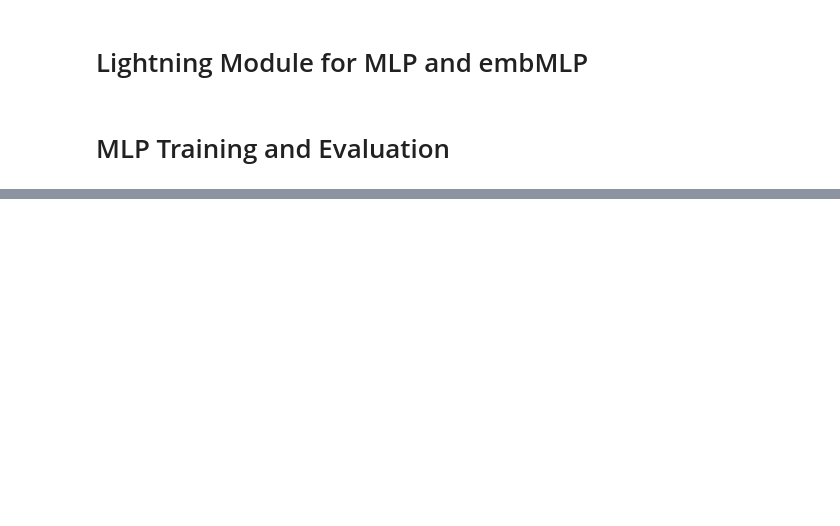
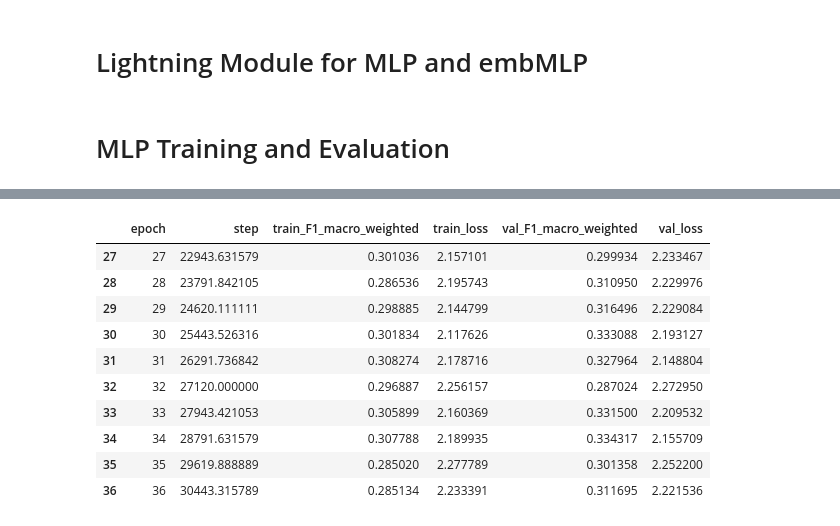
Before and after one commit to tiefenthaler/pytorch-lightning-tabular-classification, a Jupyter notebook: notebooks/20_clf_pipeline_pytorch_MLP.ipynb, the cells around one changed output, grey strips where cells are left out. Cells and saved outputs as stored; diff of their text form; code cells hidden in the pictures; blank space fills up the shorter version.

```diff
--- a/notebooks/20_clf_pipeline_pytorch_MLP.ipynb
+++ b/notebooks/20_clf_pipeline_pytorch_MLP.ipynb
@@ -890,2 +1085,16 @@ plot_training_metrics(metrics)
+# %%
+df_metrics.tail(10)
+# %% [output]
+|  | epoch | step | train_F1_macro_weighted | train_loss | val_F1_macro_weighted | val_loss |
+| 27 | 27 | 22943.631579 | 0.301036 | 2.157101 | 0.299934 | 2.233467 |
+| 28 | 28 | 23791.842105 | 0.286536 | 2.195743 | 0.310950 | 2.229976 |
+| 29 | 29 | 24620.111111 | 0.298885 | 2.144799 | 0.316496 | 2.229084 |
+| 30 | 30 | 25443.526316 | 0.301834 | 2.117626 | 0.333088 | 2.193127 |
+| 31 | 31 | 26291.736842 | 0.308274 | 2.178716 | 0.327964 | 2.148804 |
+| 32 | 32 | 27120.000000 | 0.296887 | 2.256157 | 0.287024 | 2.272950 |
+| 33 | 33 | 27943.421053 | 0.305899 | 2.160369 | 0.331500 | 2.209532 |
+| 34 | 34 | 28791.631579 | 0.307788 | 2.189935 | 0.334317 | 2.155709 |
+| 35 | 35 | 29619.888889 | 0.285020 | 2.277789 | 0.301358 | 2.252200 |
+| 36 | 36 | 30443.315789 | 0.285134 | 2.233391 | 0.311695 | 2.221536 |
 # %%
 score = trainer.test(model=lightningmodel, dataloaders=dm.test_dataloader())
```
Also changed, not shown: parts of 26 cells of this notebook.
